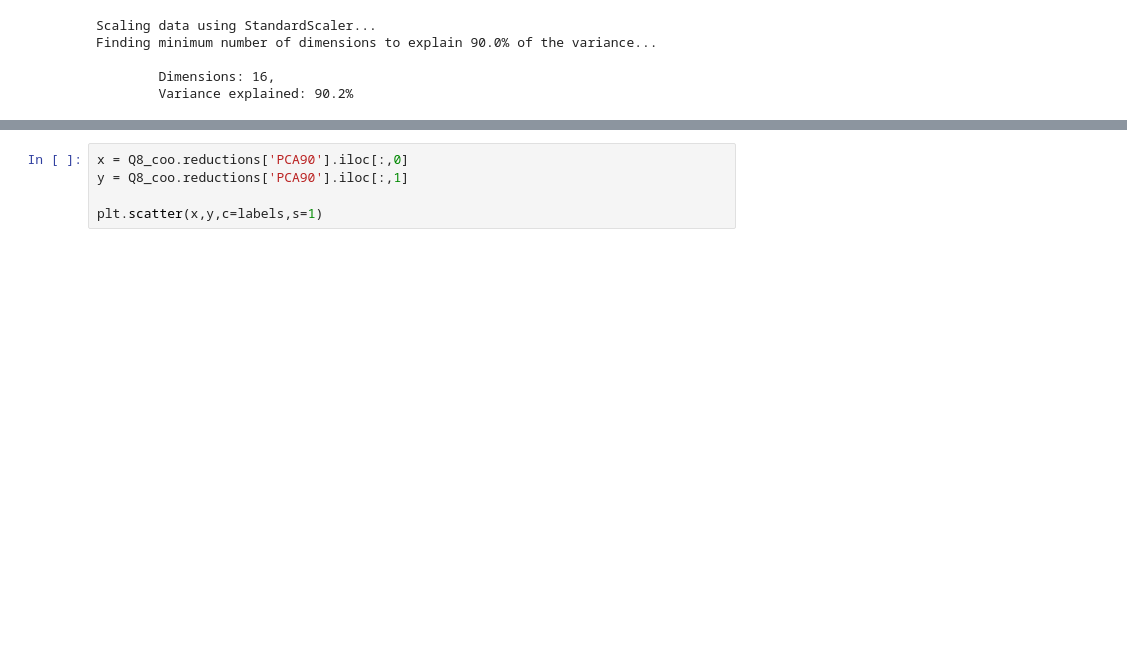
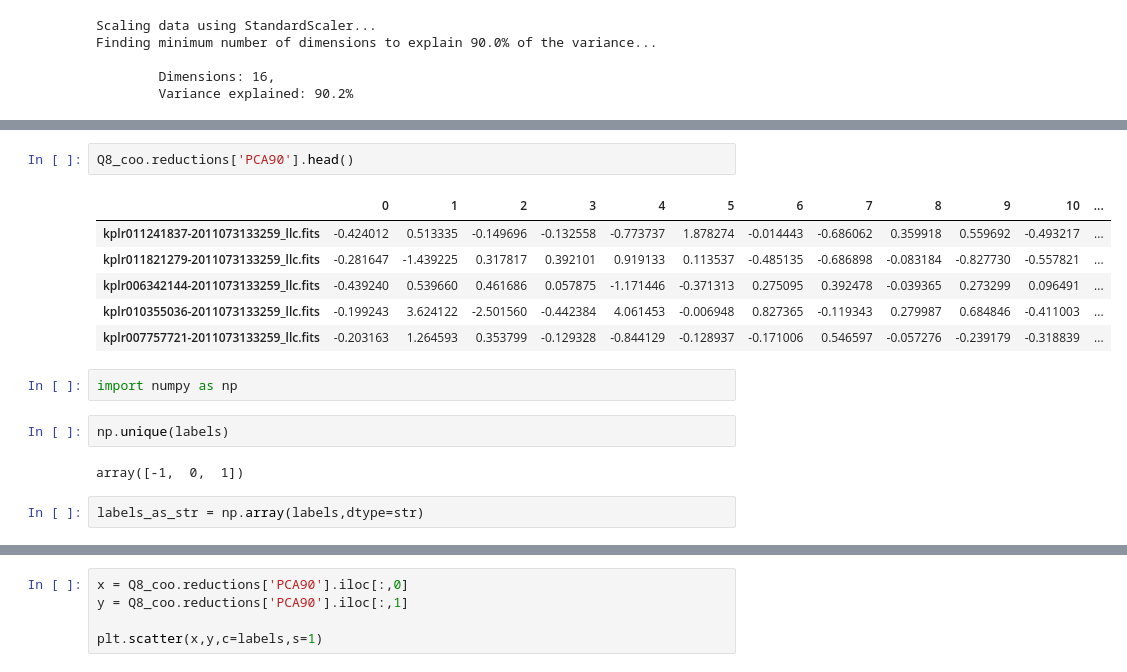
Before and after one commit to d-giles/KeplerML, a Jupyter notebook: Example.ipynb, the cells around one changed output, grey strips where cells are left out. Saved outputs shown, nothing was run; the diff lists cells and outputs as text; blank space fills up the shorter version.

```diff
--- a/Example.ipynb
+++ b/Example.ipynb
@@ -137,0 +153,17 @@ TclError: no display name and no $DISPLAY environment variable
+# %%
+Q8_coo.reductions['PCA90'].head()
+# %% [output]
+|  | 0 | 1 | 2 | 3 | 4 | 5 | 6 | 7 | 8 | 9 | 10 | ... |
+| kplr011241837-2011073133259_llc.fits | -0.424012 | 0.513335 | -0.149696 | -0.132558 | -0.773737 | 1.878274 | -0.014443 | -0.686062 | 0.359918 | 0.559692 | -0.493217 | ... |
+| kplr011821279-2011073133259_llc.fits | -0.281647 | -1.439225 | 0.317817 | 0.392101 | 0.919133 | 0.113537 | -0.485135 | -0.686898 | -0.083184 | -0.827730 | -0.557821 | ... |
+| kplr006342144-2011073133259_llc.fits | -0.439240 | 0.539660 | 0.461686 | 0.057875 | -1.171446 | -0.371313 | 0.275095 | 0.392478 | -0.039365 | 0.273299 | 0.096491 | ... |
+| kplr010355036-2011073133259_llc.fits | -0.199243 | 3.624122 | -2.501560 | -0.442384 | 4.061453 | -0.006948 | 0.827365 | -0.119343 | 0.279987 | 0.684846 | -0.411003 | ... |
+| kplr007757721-2011073133259_llc.fits | -0.203163 | 1.264593 | 0.353799 | -0.129328 | -0.844129 | -0.128937 | -0.171006 | 0.546597 | -0.057276 | -0.239179 | -0.318839 | ... |
+# %%
+import numpy as np
+# %%
+np.unique(labels)
+# %% [output]
+array([-1,  0,  1])
+# %%
+labels_as_str = np.array(labels,dtype=str)
```
Also changed, not shown: parts of 12 cells of this notebook, 5 other files.
